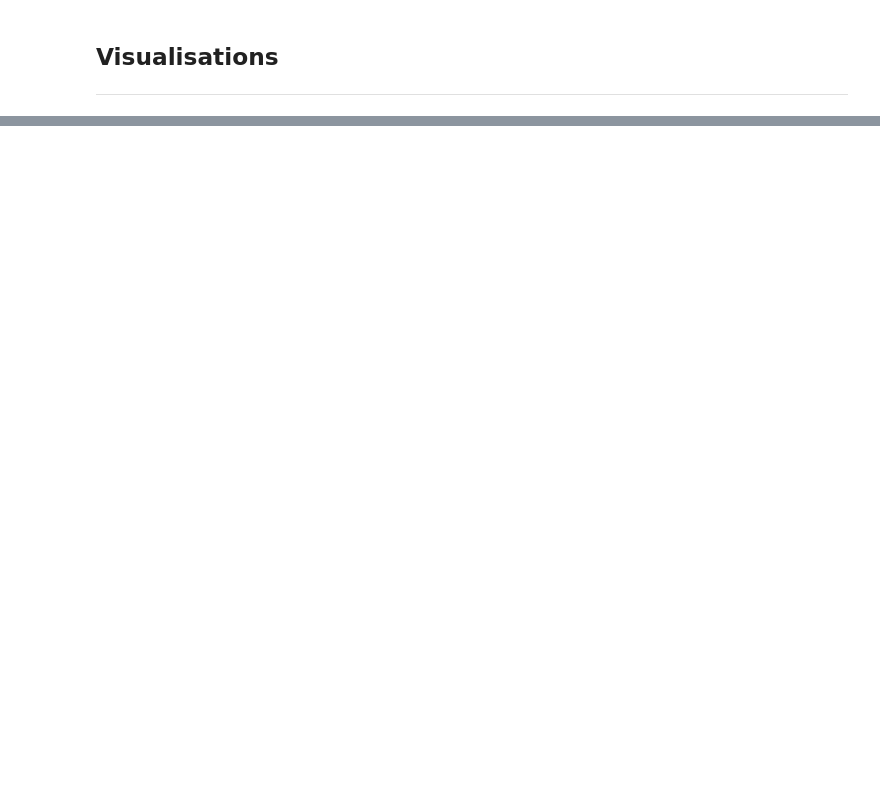
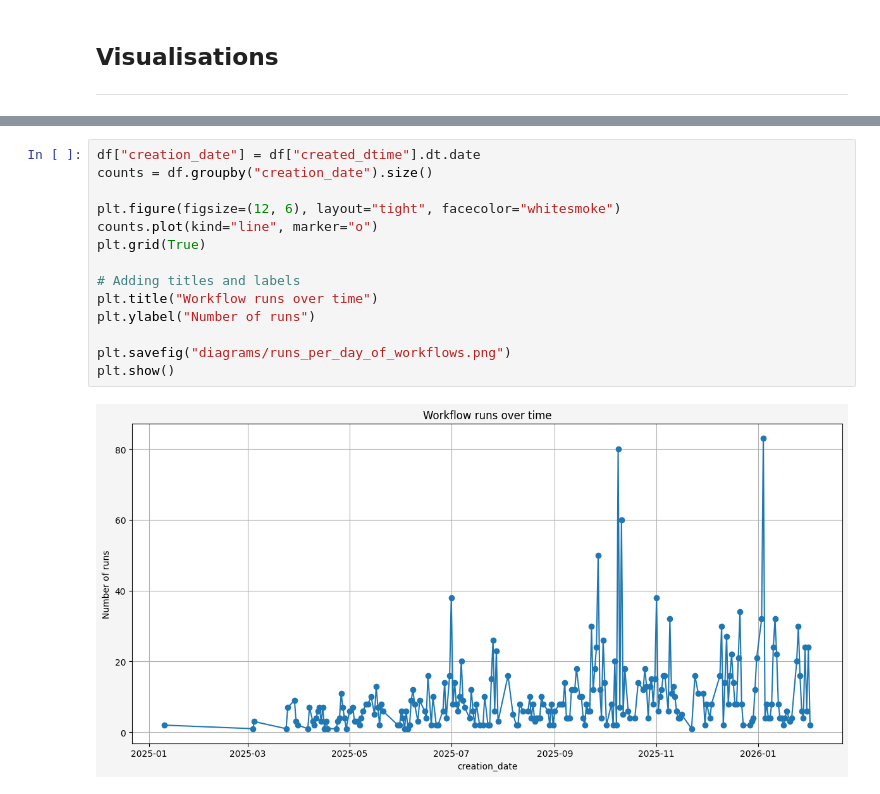
Before and after one commit to unyt-org/datex-tractor, a Jupyter notebook: notes.ipynb, the cells around one changed output, grey strips where cells are left out. Drawn from its saved outputs; the diff is of its cells as text; blank space fills up the shorter version.

```diff
--- a/notes.ipynb
+++ b/notes.ipynb
@@ -188,0 +165,16 @@ print(f"{len(df) - len(temp_df)} not plotted.")
+# %%
+df["creation_date"] = df["created_dtime"].dt.date
+counts = df.groupby("creation_date").size()
+
+plt.figure(figsize=(12, 6), layout="tight", facecolor="whitesmoke")
+counts.plot(kind="line", marker="o")
+plt.grid(True)
+
+# Adding titles and labels
+plt.title("Workflow runs over time")
+plt.ylabel("Number of runs")
+
+plt.savefig("diagrams/runs_per_day_of_workflows.png")
+plt.show()
+# %% [output]
+[figure, new version]
```
Also changed, not shown: parts of 14 cells of this notebook.
